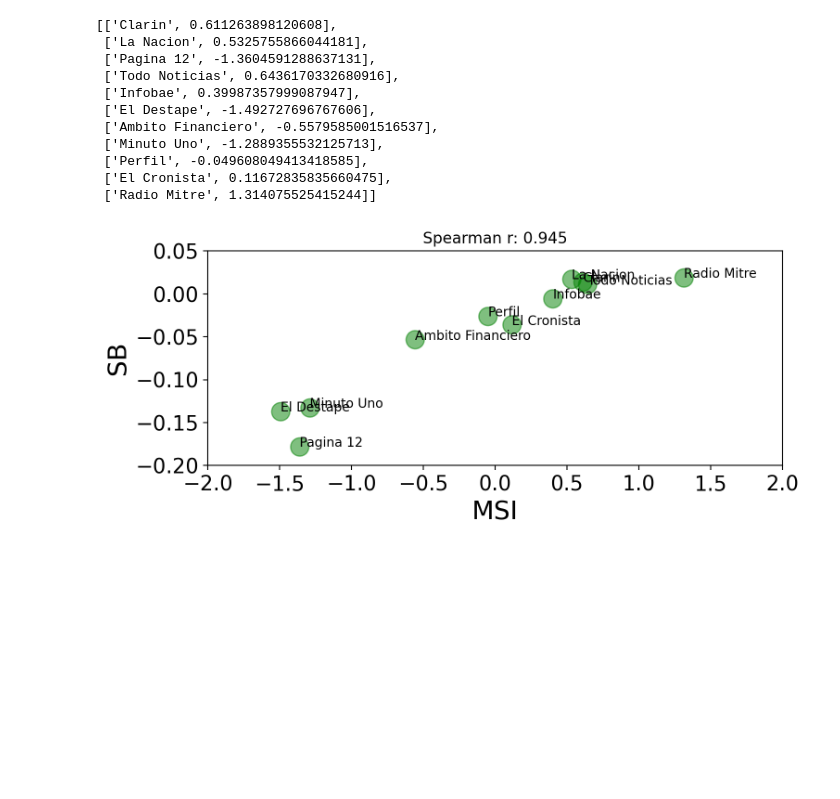
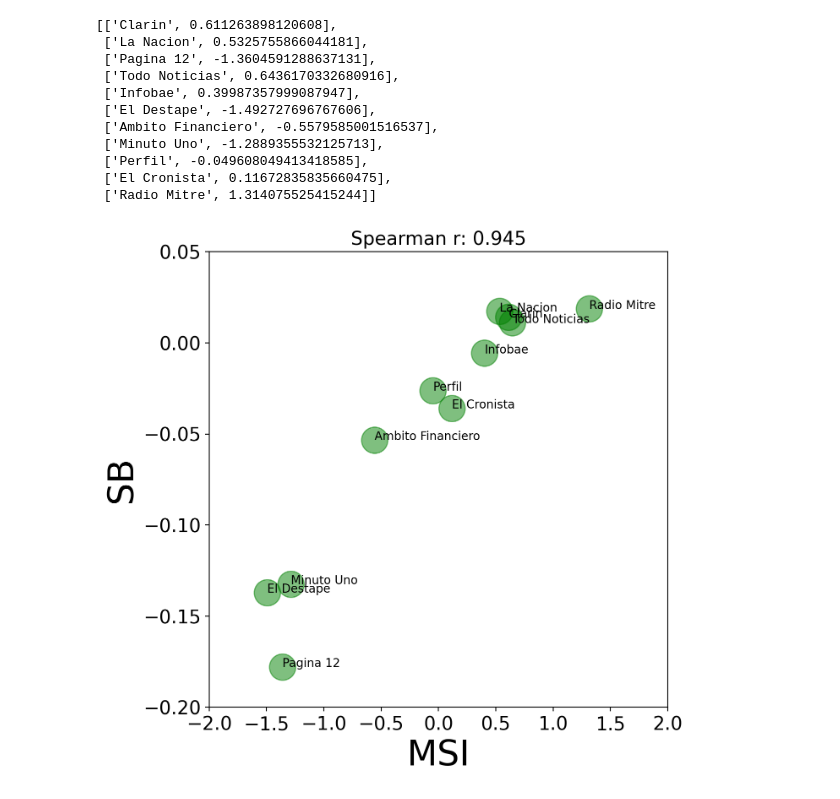
Before and after one commit to spinto88/MediaSharingIndex, a Jupyter notebook: MediaShareIndex_ppal_media_relation_ideology.ipynb, the cells around one changed output. Cells and saved outputs as stored; diff of their text form; code cells hidden in the pictures; blank space fills up the shorter version.

Commit message:
New figure 1 for the paper

```diff
--- a/MediaShareIndex_ppal_media_relation_ideology.ipynb
+++ b/MediaShareIndex_ppal_media_relation_ideology.ipynb
@@ -176,22 +176,22 @@ msi = [m[1] for m in sorted(media_score, key = lambda x: x[0])]
 SB_medio['MSI'] = msi
 # %%
 # Scores of the users
-fig, ax = plt.subplots(dpi = 200, figsize=(8,3))
+fig, ax = plt.subplots(dpi = 200, figsize=(7,7))
 
-ax.scatter(SB_medio['MSI'], SB_medio['SB'], alpha = 0.50, color = 'g', s = 200)
-ax.set_xlabel(r'MSI', size = 20)
-ax.set_ylabel(r'SB', size = 20)
+ax.scatter(SB_medio['MSI'], SB_medio['SB'], alpha = 0.50, color = 'g', s = 500)
+ax.set_xlabel(r'MSI', size = 30)
+ax.set_ylabel(r'SB', size = 30)
 
 for i in range(SB_medio.shape[0]):
     ax.text(SB_medio.iloc[i]['MSI'], SB_medio.iloc[i]['SB'], SB_medio.iloc[i]['medio'], size = 10)
 
 ax.set_xlim([-2, 2])
 ax.set_ylim(-0.20, 0.05)
-ax.set_title('Spearman r: {:.3f}'.format(SB_medio[['SB', 'MSI']].corr('spearman').to_numpy()[1,0]))
+ax.set_title('Spearman r: {:.3f}'.format(SB_medio[['SB', 'MSI']].corr('spearman').to_numpy()[1,0]), size = 16)
 ax.tick_params(axis='both', labelsize = 16)
 
-plt.savefig('Results/MSI_SB.pdf', bbox_inches = matplotlib.transforms.Bbox.from_bounds(-0.25, -0.25, 8.25, 3.25))
-plt.savefig('Results/MSI_SB.png', bbox_inches = matplotlib.transforms.Bbox.from_bounds(-0.25, -0.25, 8.25, 3.25))
+plt.savefig('Results/MSI_SB.pdf', bbox_inches = matplotlib.transforms.Bbox.from_bounds(-0.5, -0.25, 7.25, 7.25))
+plt.savefig('Results/MSI_SB.png', bbox_inches = matplotlib.transforms.Bbox.from_bounds(-0.5, -0.25, 7.25, 7.25))
 plt.show()
 # %% [output]
-[figure, old version]
+[figure, new version]
```
Also changed, not shown: 8 other files.
